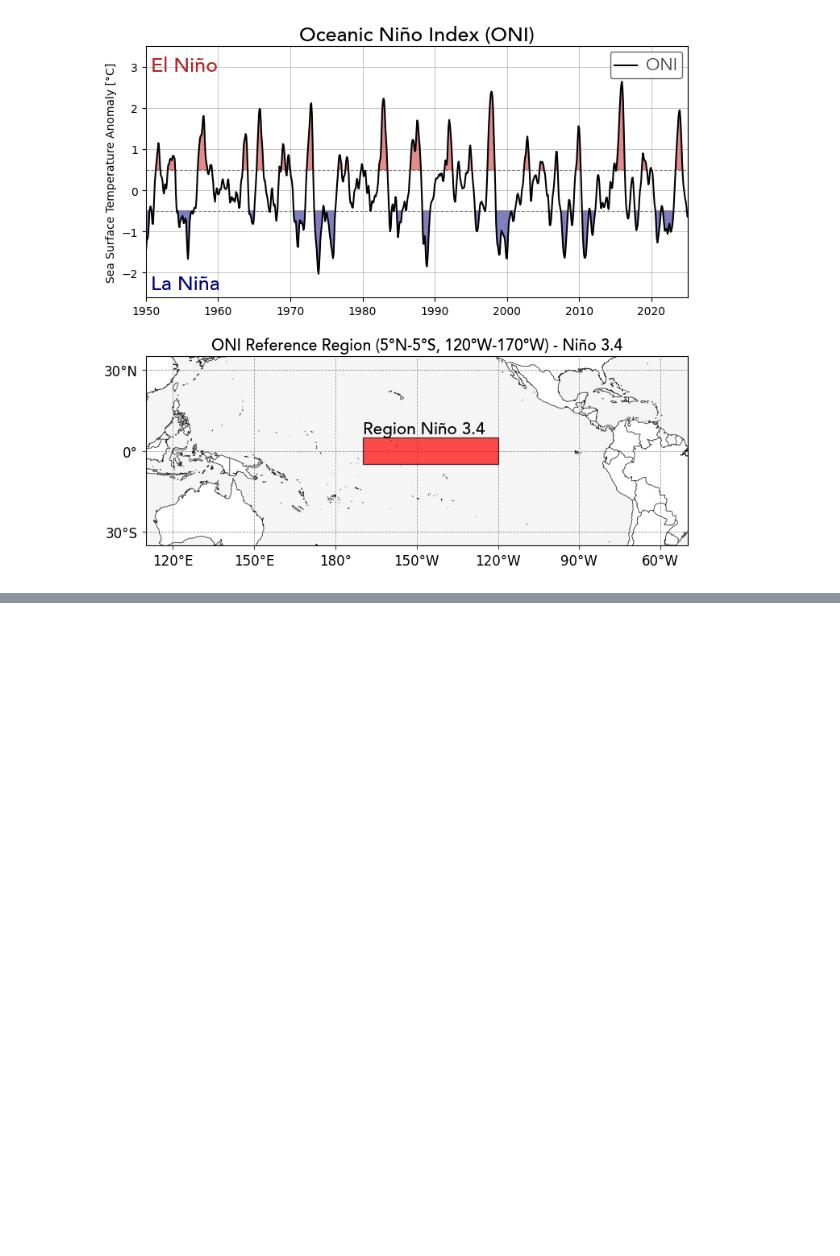
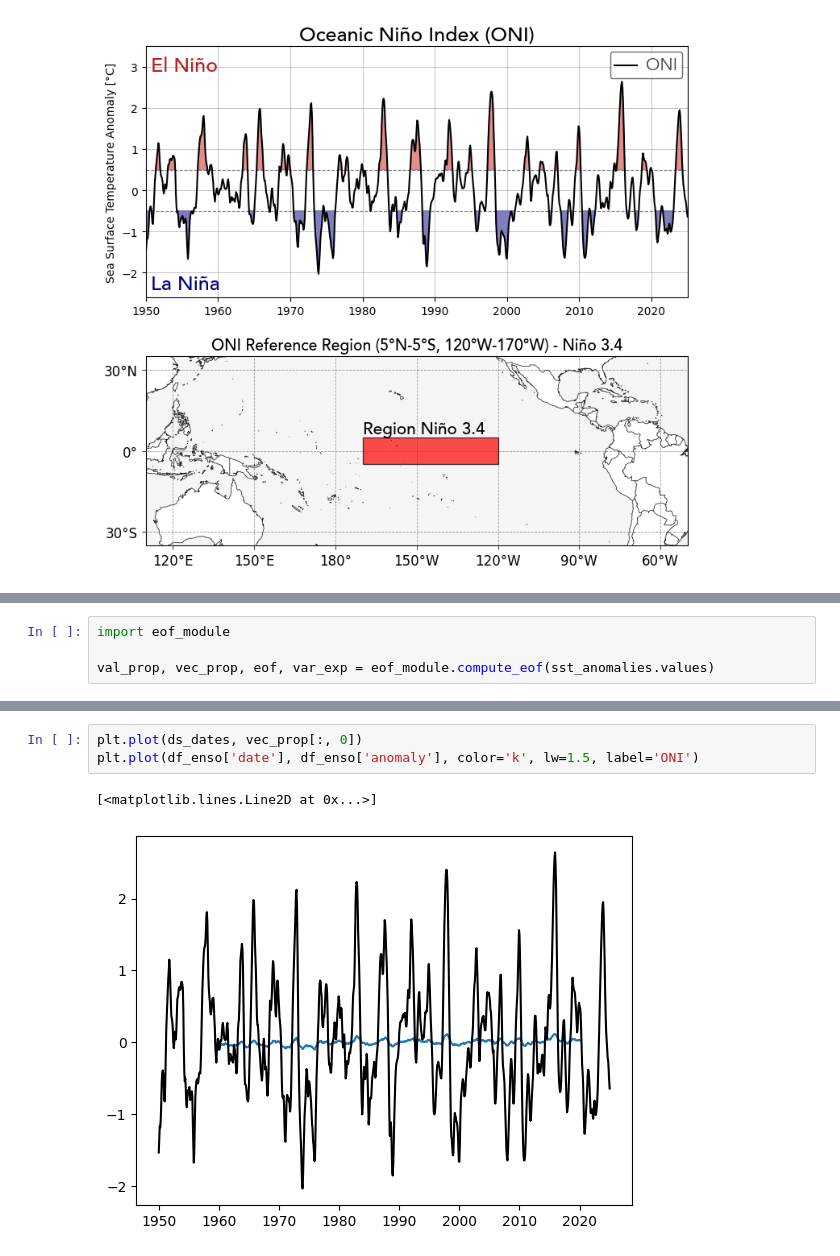
Before and after one commit to jdmantillaq/ENSOconomics, a Jupyter notebook: code/0_ENSO_data_downaload.ipynb, the cells around one changed output, grey strips where cells are left out. Saved outputs shown, nothing was run; the diff lists cells and outputs as text; blank space fills up the shorter version.

```diff
--- a/code/0_ENSO_data_downaload.ipynb
+++ b/code/0_ENSO_data_downaload.ipynb
@@ -182,0 +186,4 @@ Downloaded: 1 files, 54M in 1m 49s (509 KB/s)
+# %%
+import eof_module
+
+val_prop, vec_prop, eof, var_exp = eof_module.compute_eof(sst_anomalies.values)
@@ -182,0 +198,6 @@ Downloaded: 1 files, 54M in 1m 49s (509 KB/s)
+# %%
+plt.plot(ds_dates, vec_prop[:, 0])
+plt.plot(df_enso['date'], df_enso['anomaly'], color='k', lw=1.5, label='ONI')
+# %% [output]
+[<matplotlib.lines.Line2D at 0x...>]
+[figure, added]
```
Also changed, not shown: parts of 10 cells of this notebook, 1 other file.
